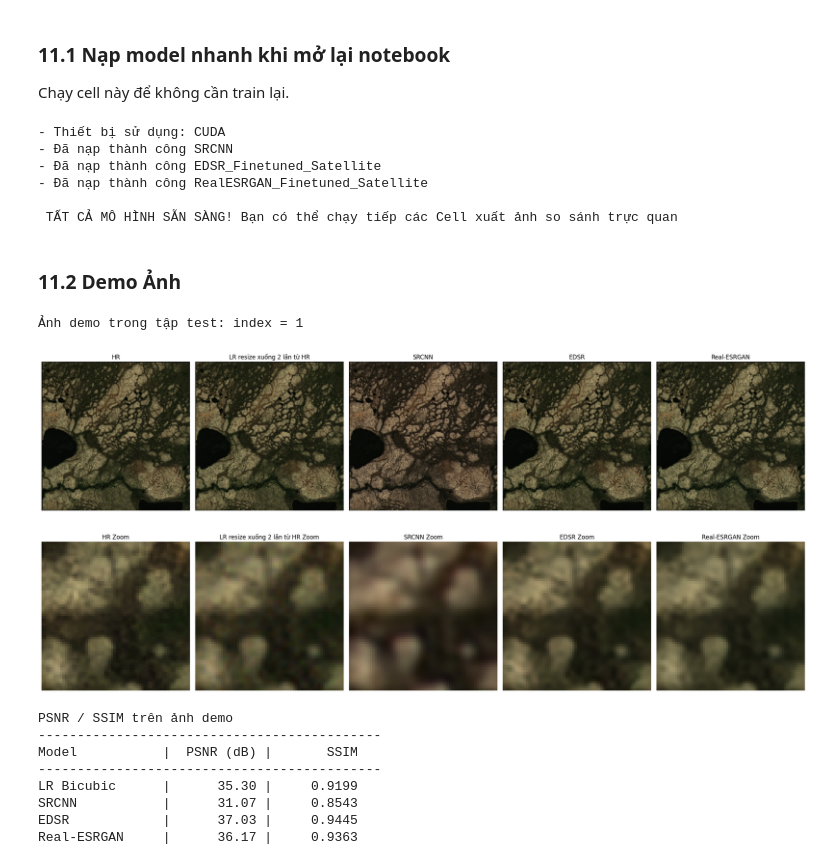
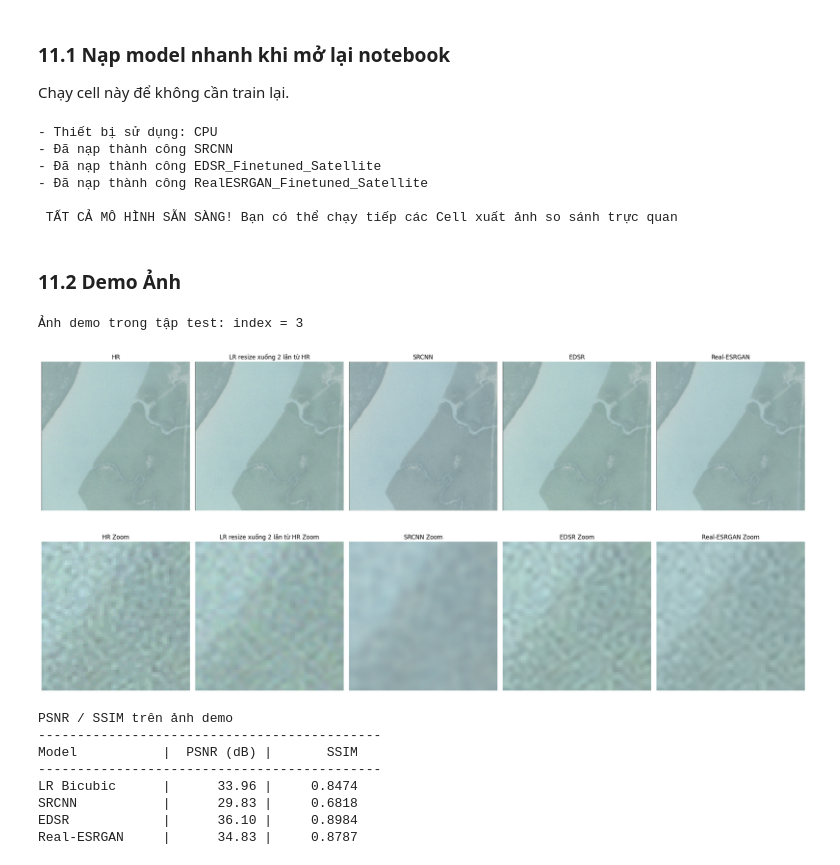
Before and after one commit to ThanhTM68/Image-Super-Resolution, a Jupyter notebook: code_do_an_tgmt.ipynb, the cells around one changed output. Drawn from its saved outputs; the diff is of its cells as text; code cells hidden in the pictures.

```diff
--- a/code_do_an_tgmt.ipynb
+++ b/code_do_an_tgmt.ipynb
@@ -473,7 +473,7 @@ train_dataset = SuperResolutionDataset(
     hr_dir="./Dataset/Train", scale=2, patch_size=96, mode="train"
 )
 val_dataset = SuperResolutionDataset(
-    hr_dir=".
+    hr_dir="./Dataset/Val", scale=2, patch_size=96, mode="val"
 )
 
 # 2. Khởi tạo DataLoader cho Train và Val
@@ -509,7 +509,7 @@ from torch.utils.data import DataLoader
 print("- Bắt đầu nạp dữ liệu Test...")
 
 # Khởi tạo Test Dataset
-test_dataset = SuperResolutionDataset(hr_dir=".
+test_dataset = SuperResolutionDataset(hr_dir="./Dataset/Test", scale=2, patch_size=96, mode="val")
 
 # Đóng gói vào DataLoader
 test_loader = DataLoader(test_dataset, batch_size=1, shuffle=False, num_workers=0)
@@ -1714,7 +1713,7 @@ try:
 
     # Tải toàn bộ file checkpoint tổng hợp vào bộ nhớ
     checkpoint_srcnn = torch.load(
-        ".
+        "./Saved_Models/SCRNN model/x2/best_srcnn_x2.pth",
         map_location=device
     )
 
@@ -1733,7 +1732,7 @@ try:
     edsr_model = EDSR(scale=2).to(device)
     edsr_model.load_state_dict(
         torch.load(
-            "..pth",
+            "./Saved_Models/EDSR model/x2/EDSR_Finetuned_Satellite.pth",
             map_location=device,
         )
     )
@@ -1748,7 +1747,7 @@ try:
         num_in_ch=12, num_out_ch=3, num_feat=64, num_block=23, num_grow_ch=32, scale=2
     ).to(device)
 
-    real_esrgan_path = ".model/x2/RealESRGAN_Finetuned_Satellite.pth"
+    real_esrgan_path = "./Saved_Models/REAL-ESRGAN model/x2/RealESRGAN_Finetuned_Satellite.pth"
 
     model_real_esrgan.load_state_dict(
         torch.load(real_esrgan_path, map_location=device)
@@ -1760,7 +1759,7 @@ except Exception as e:
 
 print("\n TẤT CẢ MÔ HÌNH SẴN SÀNG! Bạn có thể chạy tiếp các Cell xuất ảnh so sánh trực quan")
 # %% [output]
-- Thiết bị sử dụng: CUDA
+- Thiết bị sử dụng: CPU
 - Đã nạp thành công SRCNN
 - Đã nạp thành công EDSR_Finetuned_Satellite
 - Đã nạp thành công RealESRGAN_Finetuned_Satellite
@@ -1783,7 +1782,7 @@ edsr_model.eval()
 model_real_esrgan.eval()
 
 # Để bảo vệ ổn định, chọn cố định 1 ảnh. Muốn random thì đặt demo_idx = None.
-demo_idx = 1
+demo_idx = 3
 if demo_idx is None:
     idx = random.randint(0, len(test_dataset) - 1)
 else:
@@ -1845,41 +1844,41 @@ h, w = hr_np.shape[:2]
 crop_size = min(crop_size, h, w)
 y1 = h // 2 - crop_size // 2
 x1 = w // 2 - crop_size // 2
 y2 = y1 + crop_size
 x2 = x1 + crop_size
 
 fig, axes = plt.subplots(1, 5, figsize=(22, 5))
 for ax, name, img in zip(axes, names, images):
     crop = img[y1:y2, x1:x2]
     ax.imshow(crop)
     ax.set_title(name + " Zoom")
     ax.axis("off")
 plt.tight_layout()
 plt.show()
 
 # In PSNR/SSIM trên ảnh demo
 print("PSNR / SSIM trên ảnh demo")
 print("-" * 44)
 print(f"{'Model':<15} | {'PSNR (dB)':>10} | {'SSIM':>10}")
 print("-" * 44)
 for model_name, img in [
     ("LR Bicubic", lr_np),
     ("SRCNN", srcnn_np),
     ("EDSR", edsr_np),
     ("Real-ESRGAN", real_np),
 ]:
     psnr_value = psnr_metric(hr_np, img, data_range=1.0)
     ssim_value = ssim_metric(hr_np, img, data_range=1.0, channel_axis=-1)
     print(f"{model_name:<15} | {psnr_value:>10.2f} | {ssim_value:>10.4f}")
 # %% [output]
-Ảnh demo trong tập test: index = 1
+Ảnh demo trong tập test: index = 3
-[figure, old version]
+[figure, new version]
-[figure, old version]
+[figure, new version]
 PSNR / SSIM trên ảnh demo
 --------------------------------------------
 Model           |  PSNR (dB) |       SSIM
 --------------------------------------------
-LR Bicubic      |      35.30 |     0.9199
-SRCNN           |      31.07 |     0.8543
-EDSR            |      37.03 |     0.9445
-Real-ESRGAN     |      36.17 |     0.9363
+LR Bicubic      |      33.96 |     0.8474
+SRCNN           |      29.83 |     0.6818
+EDSR            |      36.10 |     0.8984
+Real-ESRGAN     |      34.83 |     0.8787
```
Also changed, not shown: parts of 2 cells of this notebook.
